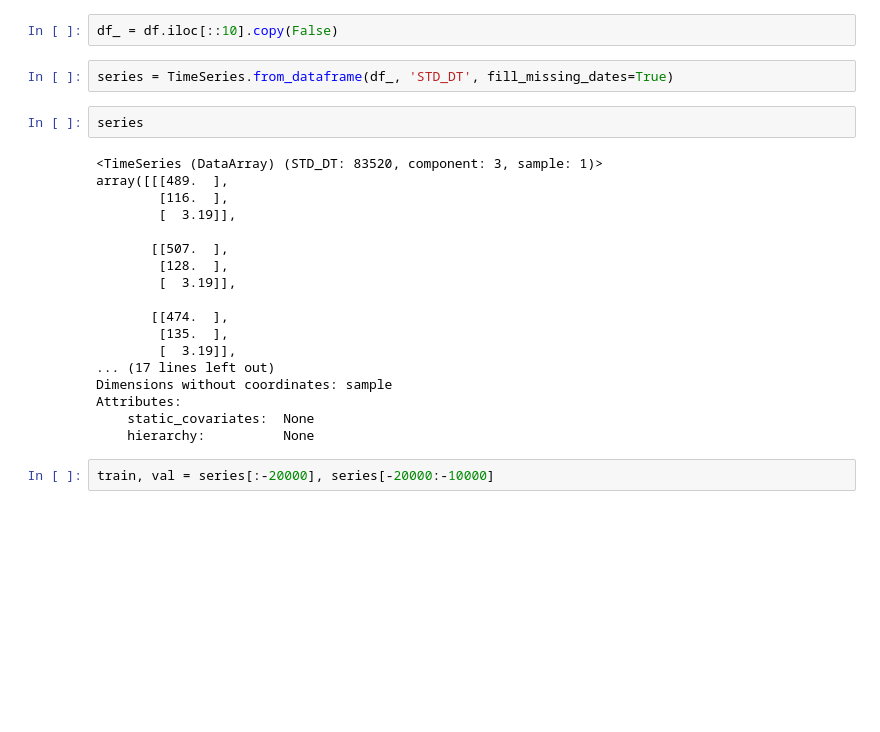
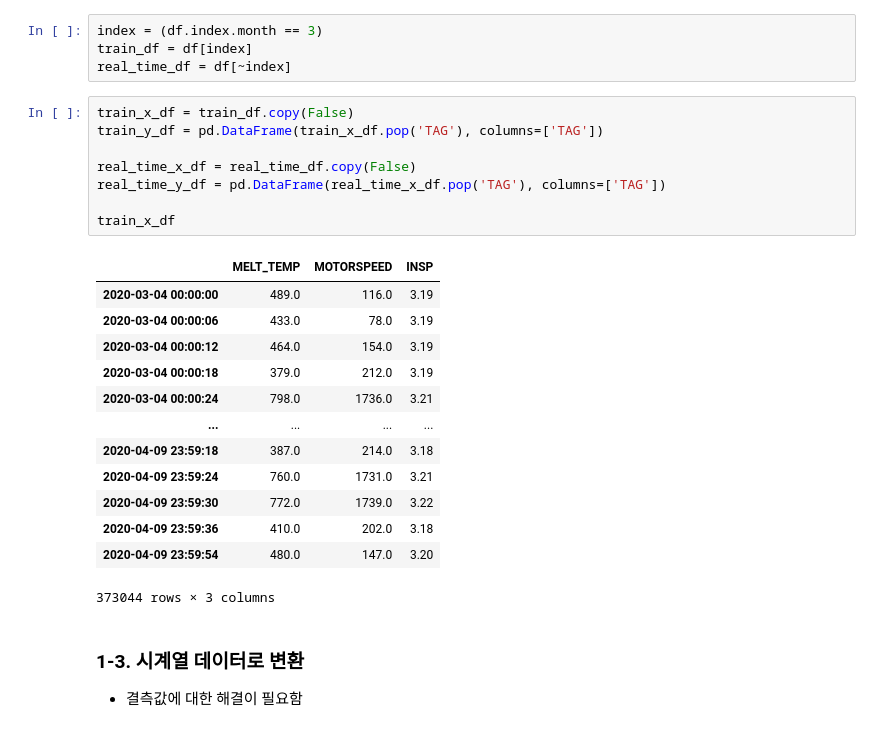
Before and after one commit to san9w9n/KampAI, a Jupyter notebook: test_darts.ipynb, the cells around one changed output. Saved outputs shown, nothing was run; the diff lists cells and outputs as text; blank space fills up the shorter version.

```diff
--- a/test_darts.ipynb
+++ b/test_darts.ipynb
@@ -54,26 +86,30 @@ df
-# %%
-df_ = df.iloc[::10].copy(False)
-# %%
-series = TimeSeries.from_dataframe(df_, 'STD_DT', fill_missing_dates=True)
-# %%
-series
-# %% [output]
-<TimeSeries (DataArray) (STD_DT: 83520, component: 3, sample: 1)>
-array([[[489.  ],
-        [116.  ],
-        [  3.19]],
-
-       [[507.  ],
-        [128.  ],
-        [  3.19]],
-
-       [[474.  ],
-        [135.  ],
-        [  3.19]],
-... (17 lines left out)
-Dimensions without coordinates: sample
-Attributes:
-    static_covariates:  None
-    hierarchy:          None
-# %%
-train, val = series[:-20000], series[-20000:-10000]
+# %%
+index = (df.index.month == 3)
+train_df = df[index]
+real_time_df = df[~index]
+# %%
+train_x_df = train_df.copy(False)
+train_y_df = pd.DataFrame(train_x_df.pop('TAG'), columns=['TAG'])
+
+real_time_x_df = real_time_df.copy(False)
+real_time_y_df = pd.DataFrame(real_time_x_df.pop('TAG'), columns=['TAG'])
+
+train_x_df
+# %% [output]
+|  | MELT_TEMP | MOTORSPEED | INSP |
+| 2020-03-04 00:00:00 | 489.0 | 116.0 | 3.19 |
+| 2020-03-04 00:00:06 | 433.0 | 78.0 | 3.19 |
+| 2020-03-04 00:00:12 | 464.0 | 154.0 | 3.19 |
+| 2020-03-04 00:00:18 | 379.0 | 212.0 | 3.19 |
+| 2020-03-04 00:00:24 | 798.0 | 1736.0 | 3.21 |
+| ... | ... | ... | ... |
+| 2020-04-09 23:59:18 | 387.0 | 214.0 | 3.18 |
+| 2020-04-09 23:59:24 | 760.0 | 1731.0 | 3.21 |
+| 2020-04-09 23:59:30 | 772.0 | 1739.0 | 3.22 |
+| 2020-04-09 23:59:36 | 410.0 | 202.0 | 3.18 |
+| 2020-04-09 23:59:54 | 480.0 | 147.0 | 3.20 |
+373044 rows × 3 columns
+# %% [markdown]
+### 1-3. 시계열 데이터로 변환
+
+- 결측값에 대한 해결이 필요함
```
Also changed, not shown: parts of 12 cells of this notebook, 1 other file.
